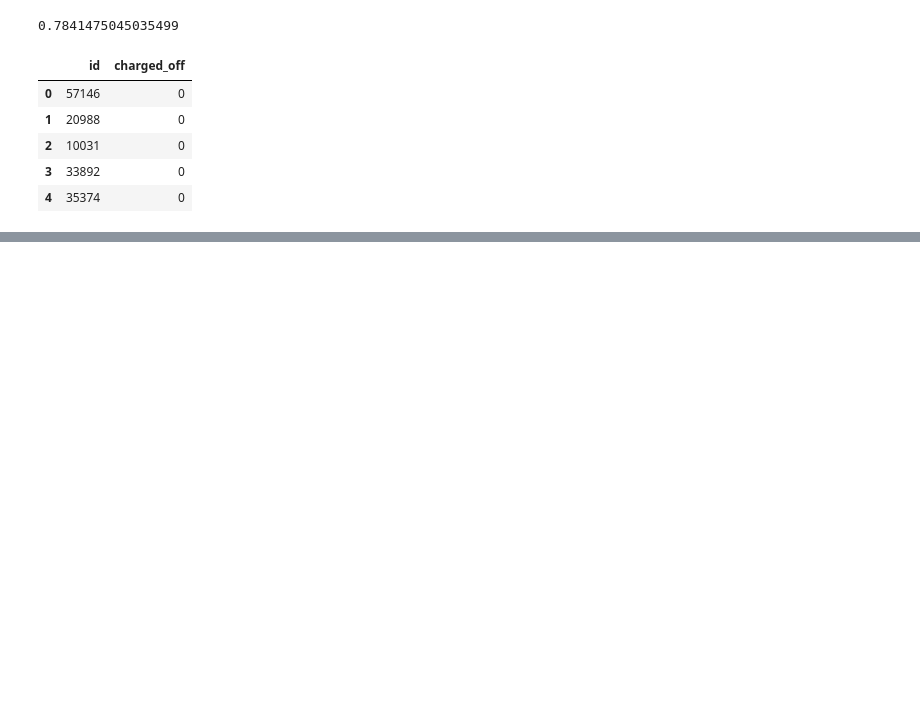
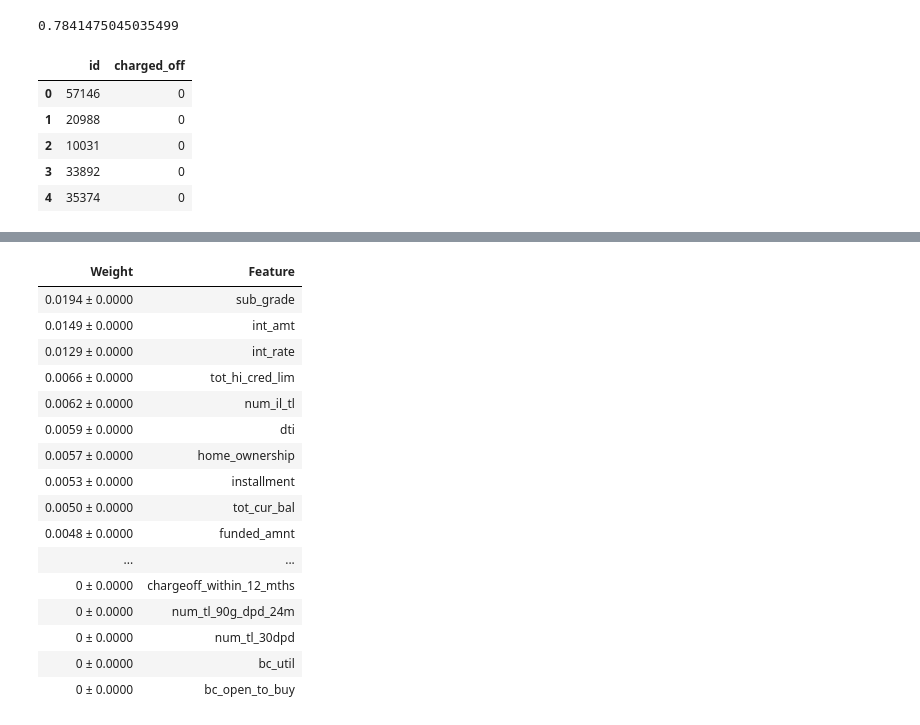
Before and after one commit to bloominstituteoftechnology/DS-Unit-4-Sprint-1-Tree-Ensembles, a Jupyter notebook: module1-decision-trees/Tree_ensemble_kaggle.ipynb, the cells around one changed output, grey strips where cells are left out. Cells and saved outputs as stored; diff of their text form; code cells hidden in the pictures; blank space fills up the shorter version.

```diff
--- a/module1-decision-trees/Tree_ensemble_kaggle.ipynb
+++ b/module1-decision-trees/Tree_ensemble_kaggle.ipynb
@@ -74,0 +297,24 @@ y_pred.to_csv('submit1', index=False)
+# %%
+from sklearn.tree import DecisionTreeClassifier
+from sklearn.ensemble import RandomForestClassifier
+import category_encoders as ce
+from sklearn.pipeline import make_pipeline
+from sklearn.preprocessing import StandardScaler
+from sklearn.model_selection import cross_val_score
+from sklearn.model_selection import GridSearchCV
+
+
+param_grid = {
+     'n_estimators':[100,200,500,1000,2000],
+     'min_samples_leaf':[.001,.002,.005,.01,.1],
+}
+
+pipeline = make_pipeline(
+
+    ce.OneHotEncoder(),
+    GridSearchCV(RandomForestClassifier(), scoring='accuracy', param_grid=param_grid, cv=3, verbose=10)
+
+)
+
+pipeline.fit(X_train, y_train)
+y_pred = pipeline.predict(X_test)
@@ -74,0 +335,17 @@ y_pred.to_csv('submit1', index=False)
+# %%
+%%time
+import eli5
+from eli5.sklearn import PermutationImportance
+
+encoder = ce.OrdinalEncoder()
+X_train_transformed = encoder.fit_transform(X_train)
+
+model = RandomForestClassifier(
+    n_estimators=100,
+    class_weight='balanced',
+    min_samples_leaf=0.005,
+    n_jobs=-1)
+
+model.fit(X_train_transformed, y_train)
+permuter = PermutationImportance(model, scoring='roc_auc', n_iter=1, cv='prefit')
+permuter.fit(X_train_transformed, y_train)
@@ -74,0 +355,20 @@ y_pred.to_csv('submit1', index=False)
+# %%
+eli5.show_weights(permuter, top=None, feature_names=X_train_transformed.columns.tolist())
+# %% [output]
+| Weight | Feature |
+| 0.0194 ± 0.0000 | sub_grade |
+| 0.0149 ± 0.0000 | int_amt |
+| 0.0129 ± 0.0000 | int_rate |
+| 0.0066 ± 0.0000 | tot_hi_cred_lim |
+| 0.0062 ± 0.0000 | num_il_tl |
+| 0.0059 ± 0.0000 | dti |
+| 0.0057 ± 0.0000 | home_ownership |
+| 0.0053 ± 0.0000 | installment |
+| 0.0050 ± 0.0000 | tot_cur_bal |
+| 0.0048 ± 0.0000 | funded_amnt |
+| ... | ... |
+| 0 ± 0.0000 | chargeoff_within_12_mths |
+| 0 ± 0.0000 | num_tl_90g_dpd_24m |
+| 0 ± 0.0000 | num_tl_30dpd |
+| 0 ± 0.0000 | bc_util |
+| 0 ± 0.0000 | bc_open_to_buy |
```
Also changed, not shown: parts of 14 cells of this notebook, 4 other files.
